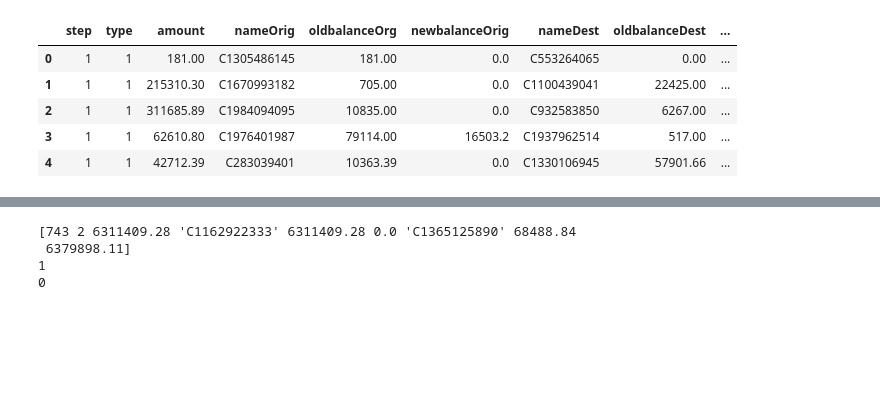
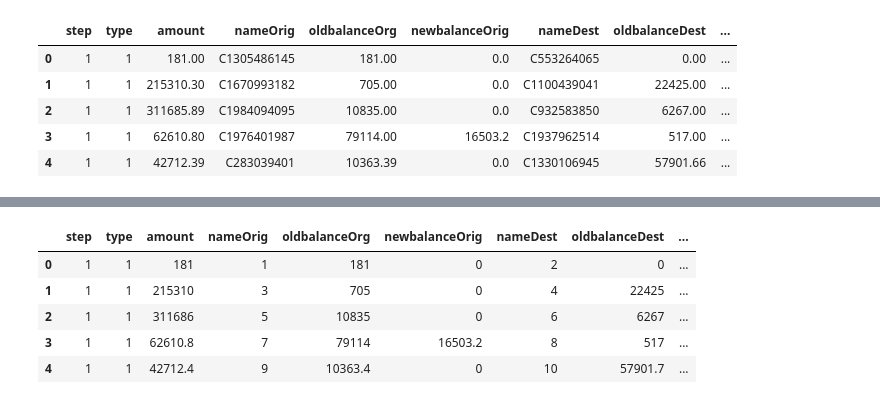
Before and after one commit to ajain0395/fraud-detection, a Jupyter notebook: Code/sml_project.ipynb, the cells around one changed output, grey strips where cells are left out. Cells and saved outputs as stored; diff of their text form; code cells hidden in the pictures; blank space fills up the shorter version.

```diff
--- a/Code/sml_project.ipynb
+++ b/Code/sml_project.ipynb
@@ -188,0 +172,17 @@ copydata.head()
+# %%
+tmpunique = unique_nameDest.union(unique_nameOrig)
+index = 1
+tmpdict = {}
+for i in range(len(listdata)):
+    if(listdata[i][3] in tmpdict):
+        listdata[i][3] = tmpdict[listdata[i][3]]
+    else:
+        tmpdict[listdata[i][3]] = index
+        listdata[i][3] = index
+        index += 1
+    if(listdata[i][6] in tmpdict):
+        listdata[i][6] = tmpdict[listdata[i][6]]
+    else:
+        tmpdict[listdata[i][6]] = index
+        listdata[i][6] = index
+        index += 1
@@ -188,0 +193,2 @@ copydata.head()
+# %%
+newdataframe = pd.DataFrame(listdata,columns=copydata.keys())
@@ -189,15 +199,11 @@ copydata.head()
 # %%
-train_data = copydata.loc[:,['step','type','amount','nameOrig','oldbalanceOrg','newbalanceOrig','nameDest','oldbalanceDest','newbalanceDest','isFraud']]
+train_data = newdataframe.loc[:,['step','type','amount','nameOrig','oldbalanceOrg','newbalanceOrig','nameDest','oldbalanceDest','newbalanceDest']]
-# %%
-data = np.array(copydata)
-train_data = data[:,0:len(data[0]) - 1]
-train_labels = data[:,-1]
-# %%
-print train_data[2770407]
-print train_labels[0]
-print train_labels[1]
-# %% [output]
-[743 2 6311409.28 'C1162922333' 6311409.28 0.0 'C1365125890' 68488.84
- 6379898.11]
-1
-0
+# %%
+train_data.head()
+# %% [output]
+|  | step | type | amount | nameOrig | oldbalanceOrg | newbalanceOrig | nameDest | oldbalanceDest | ... |
+| 0 | 1 | 1 | 181 | 1 | 181 | 0 | 2 | 0 | ... |
+| 1 | 1 | 1 | 215310 | 3 | 705 | 0 | 4 | 22425 | ... |
+| 2 | 1 | 1 | 311686 | 5 | 10835 | 0 | 6 | 6267 | ... |
+| 3 | 1 | 1 | 62610.8 | 7 | 79114 | 16503.2 | 8 | 517 | ... |
+| 4 | 1 | 1 | 42712.4 | 9 | 10363.4 | 0 | 10 | 57901.7 | ... |
```
Also changed, not shown: parts of 26 cells of this notebook.
